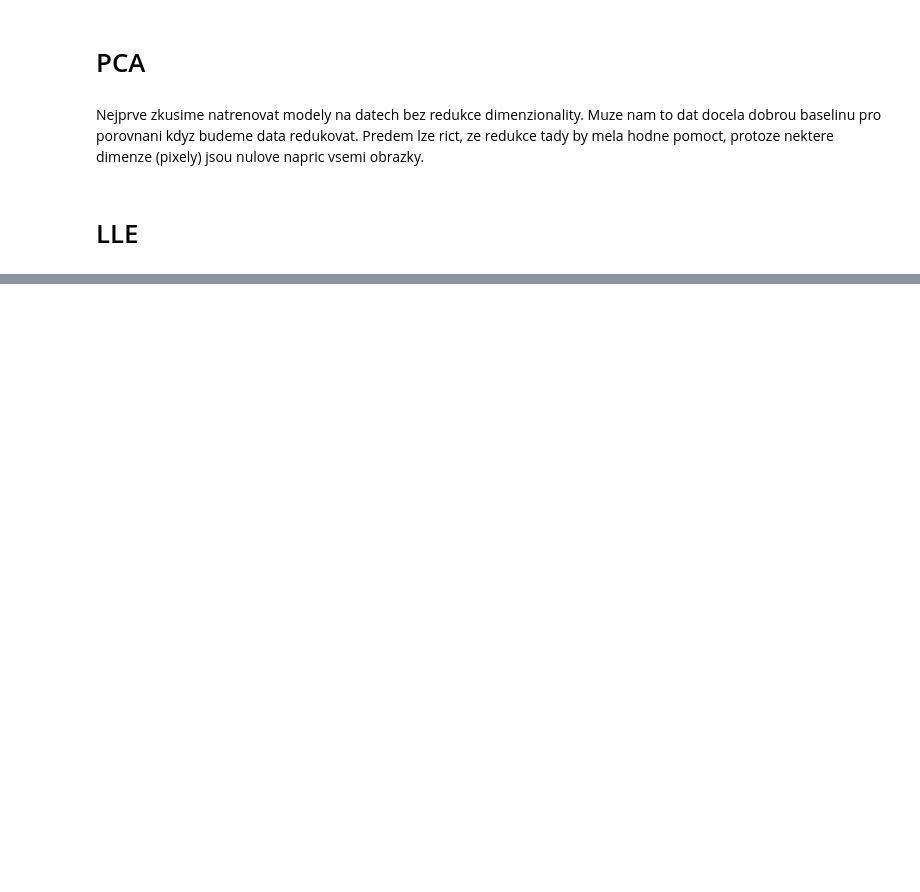
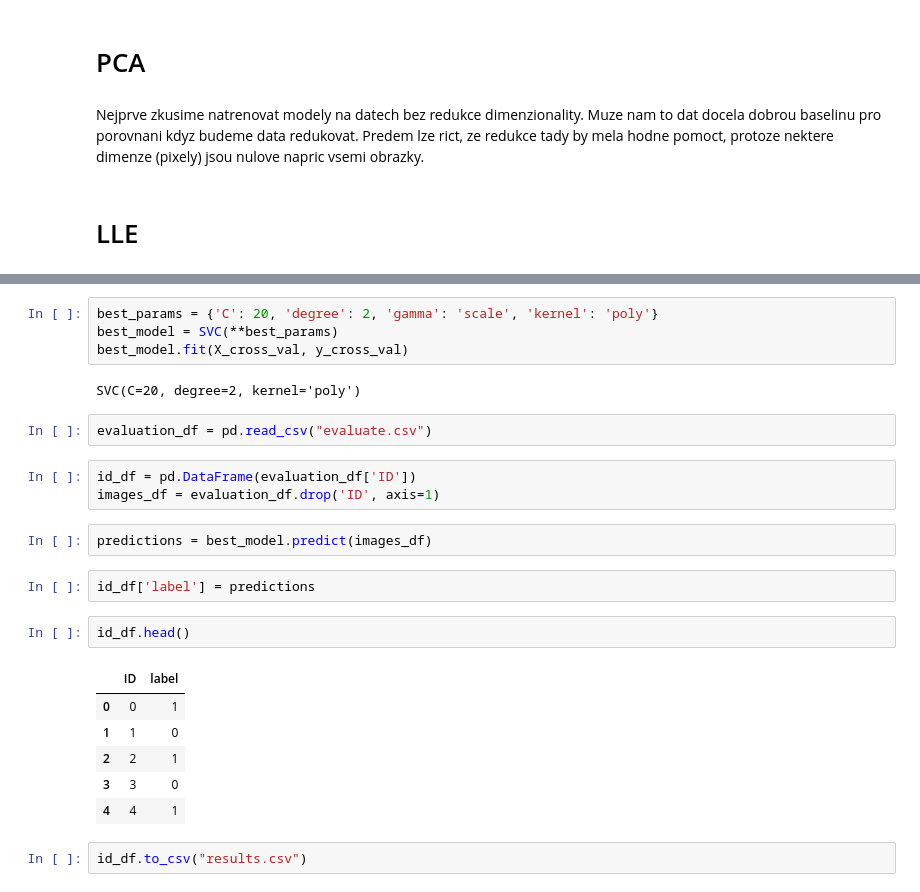
Before and after one commit to nickobard/Machine-Learning-II, a Jupyter notebook: 01/homework_01_B232.ipynb, the cells around one changed output, grey strips where cells are left out. Saved outputs shown, nothing was run; the diff lists cells and outputs as text; blank space fills up the shorter version.

```diff
--- a/01/homework_01_B232.ipynb
+++ b/01/homework_01_B232.ipynb
@@ -595,0 +526,26 @@ Nejprve zkusime natrenovat modely na datech bez redukce dimenzionality. Muze nam
+# %%
+best_params = {'C': 20, 'degree': 2, 'gamma': 'scale', 'kernel': 'poly'}
+best_model = SVC(**best_params)
+best_model.fit(X_cross_val, y_cross_val)
+# %% [output]
+SVC(C=20, degree=2, kernel='poly')
+# %%
+evaluation_df = pd.read_csv("evaluate.csv")
+# %%
+id_df = pd.DataFrame(evaluation_df['ID'])
+images_df = evaluation_df.drop('ID', axis=1)
+# %%
+predictions = best_model.predict(images_df)
+# %%
+id_df['label'] = predictions
+# %%
+id_df.head()
+# %% [output]
+|  | ID | label |
+| 0 | 0 | 1 |
+| 1 | 1 | 0 |
+| 2 | 2 | 1 |
+| 3 | 3 | 0 |
+| 4 | 4 | 1 |
+# %%
+id_df.to_csv("results.csv")
```
Also changed, not shown: parts of 21 cells of this notebook, 1 other file.
